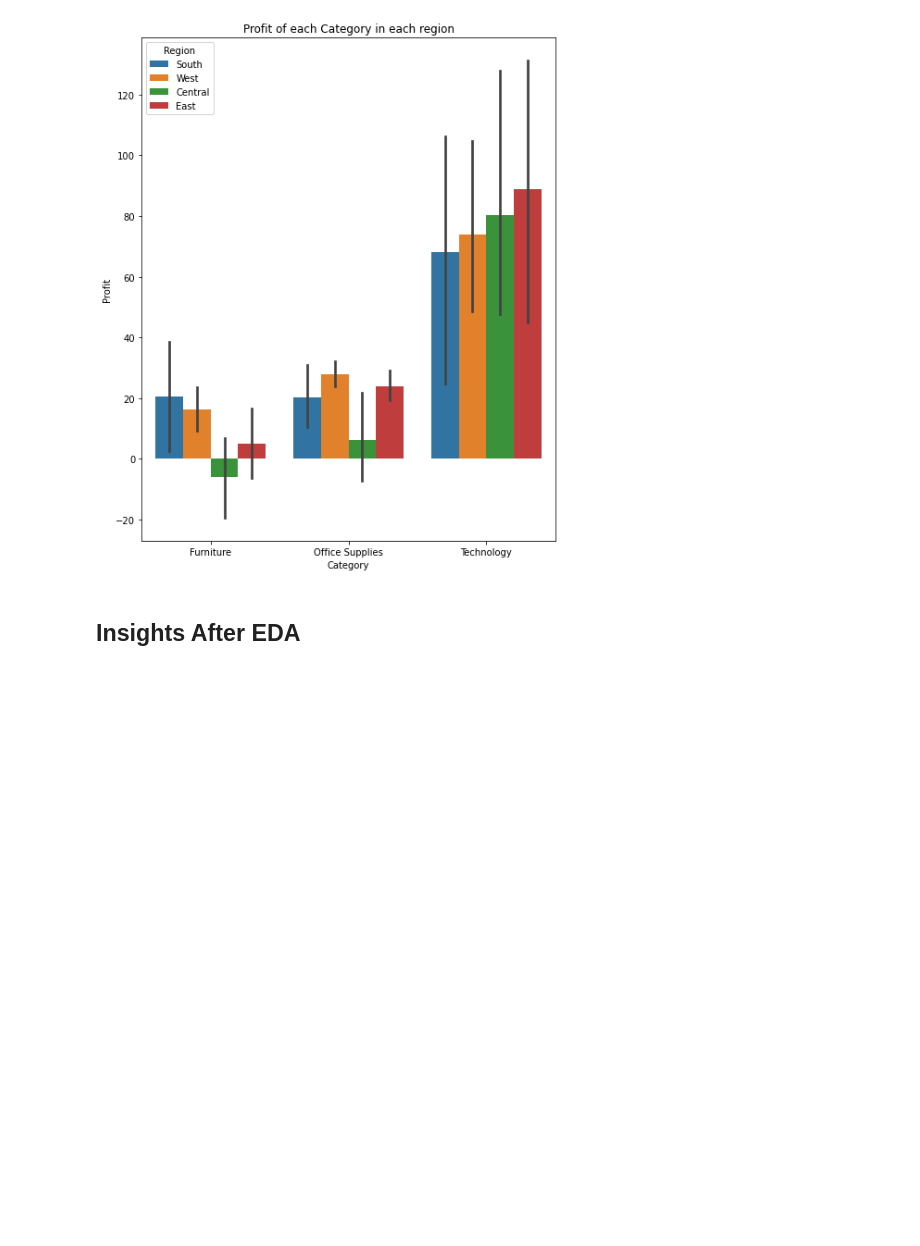
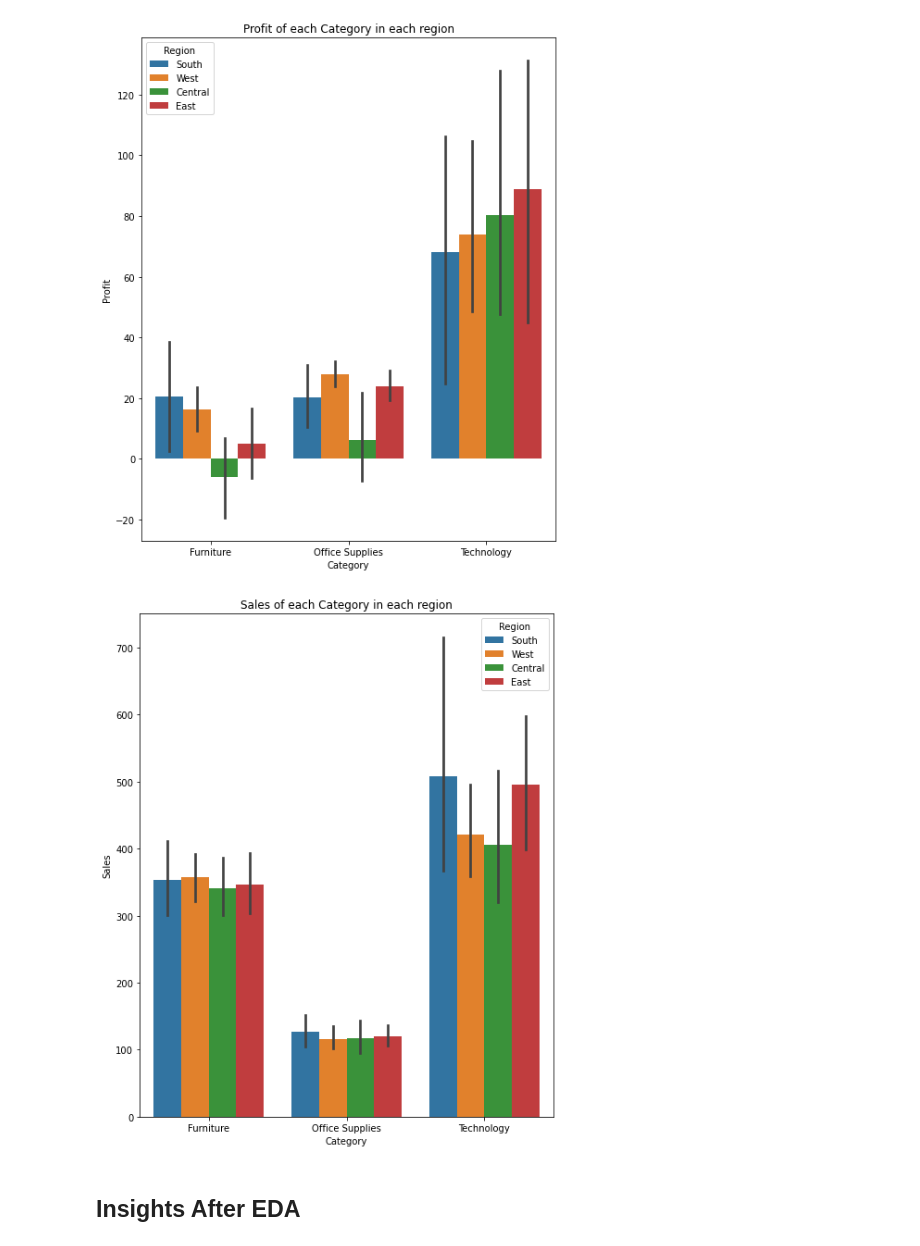
Before and after one commit to Chirag-Naik666/TheSparksFoundation, a Jupyter notebook: TSF_task2.ipynb, the cells around one changed output. Drawn from its saved outputs; the diff is of its cells as text; code cells hidden in the pictures; blank space fills up the shorter version.

```diff
--- a/TSF_task2.ipynb
+++ b/TSF_task2.ipynb
@@ -237,6 +249,14 @@ sns.barplot(x = 'Category', y = 'Profit', data = df, hue = df['Region'])
 plt.show()
 # %% [output]
 [figure]
+# %%
+#sales vs region vs category
+plt.figure(figsize=(8,10))
+plt.title('Sales of each Category in each region')
+sns.barplot(x = 'Category', y = 'Sales', data = df, hue = df['Region'])
+plt.show()
+# %% [output]
+[figure, added]
 # %% [markdown]
 ## Insights After EDA
 # %% [markdown]
```
Also changed, not shown: parts of 4 cells of this notebook.
